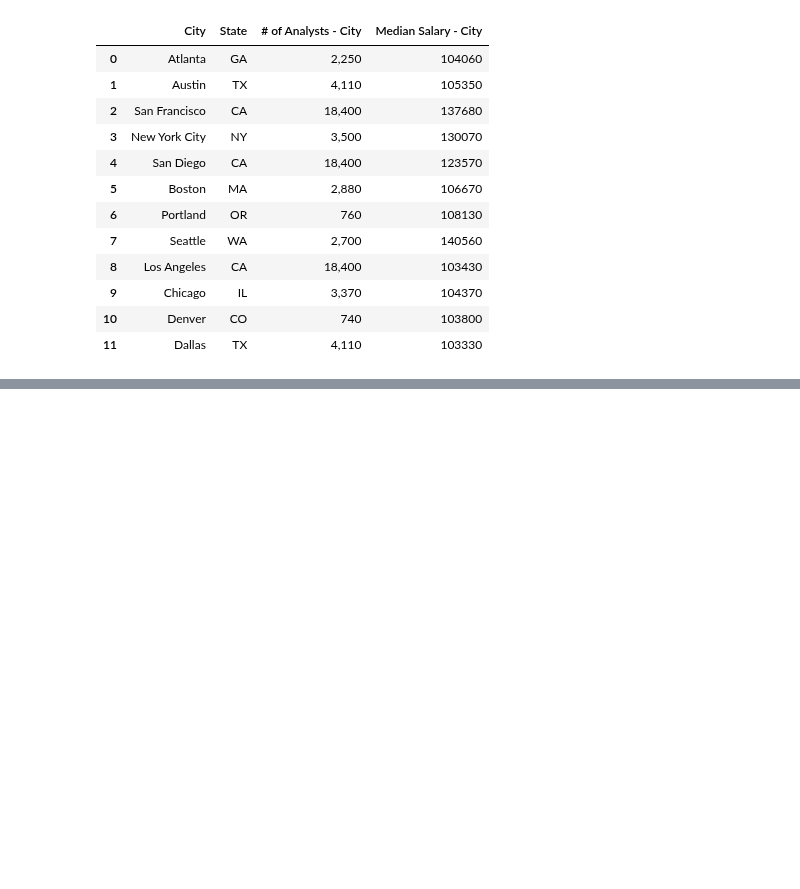
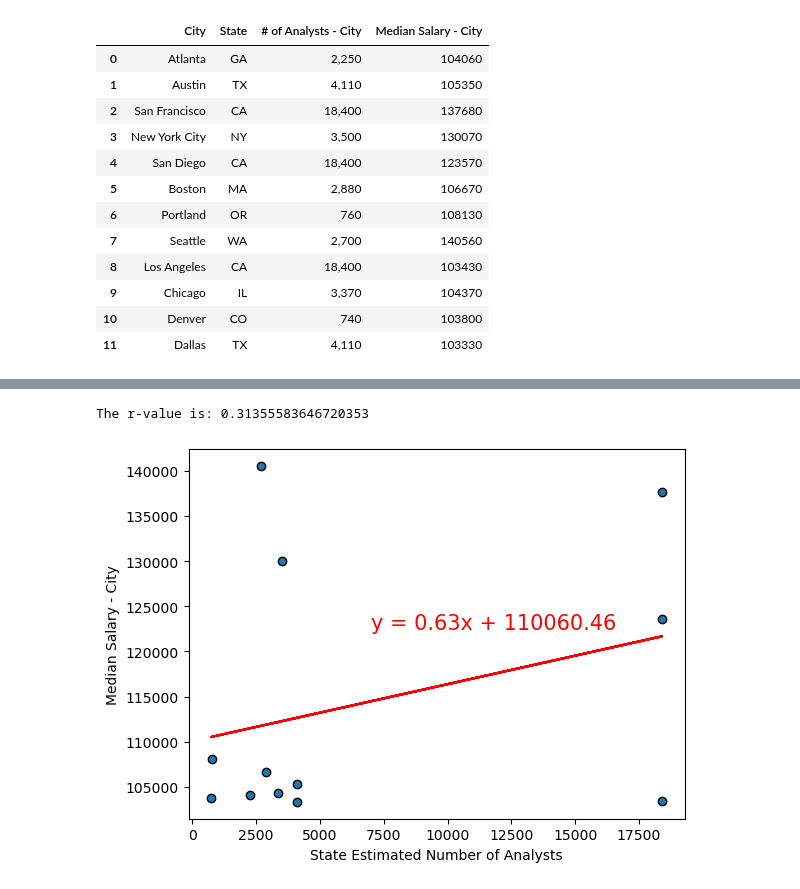
Before and after one commit to peatk/Group3_Project_-1, a Jupyter notebook: DataAnalysisDataAnalysts - Copy.ipynb, the cells around one changed output, grey strips where cells are left out. Cells and saved outputs as stored; diff of their text form; code cells hidden in the pictures; blank space fills up the shorter version.

```diff
--- a/DataAnalysisDataAnalysts - Copy.ipynb
+++ b/DataAnalysisDataAnalysts - Copy.ipynb
@@ -216,0 +294,16 @@ analysts_with_pop
+# %%
+#Make scatter plot with estimated jobs vs. pay (2B)
+plt.scatter(analysts_with_pop['# of Analysts - City'], analysts_with_pop['Median Salary - City'],
+            marker = 'o', edgecolors='black')
+plt.xlabel('State Estimated Number of Analysts')
+plt.ylabel('Median Salary - City')
+y_values = lin_regress_values(analysts_with_pop['# of Analysts - City'], analysts_with_pop['Median Salary - City'])
+plt.plot(analysts_with_pop['# of Analysts - City'], y_values, color='red')
+equation = lin_regress_eq(analysts_with_pop['# of Analysts - City'], analysts_with_pop['Median Salary - City'])
+plt.text(7000, 122500, equation, color='red', fontsize=15)
+r_squared =  lin_regress_r(analysts_with_pop['# of Analysts - City'], analysts_with_pop['Median Salary - City'])
+print(f'The r-value is: {r_squared}')
+plt.show()
+# %% [output]
+The r-value is: 0.31355583646720353
+[figure, added]
```
Also changed, not shown: parts of 9 cells of this notebook.
